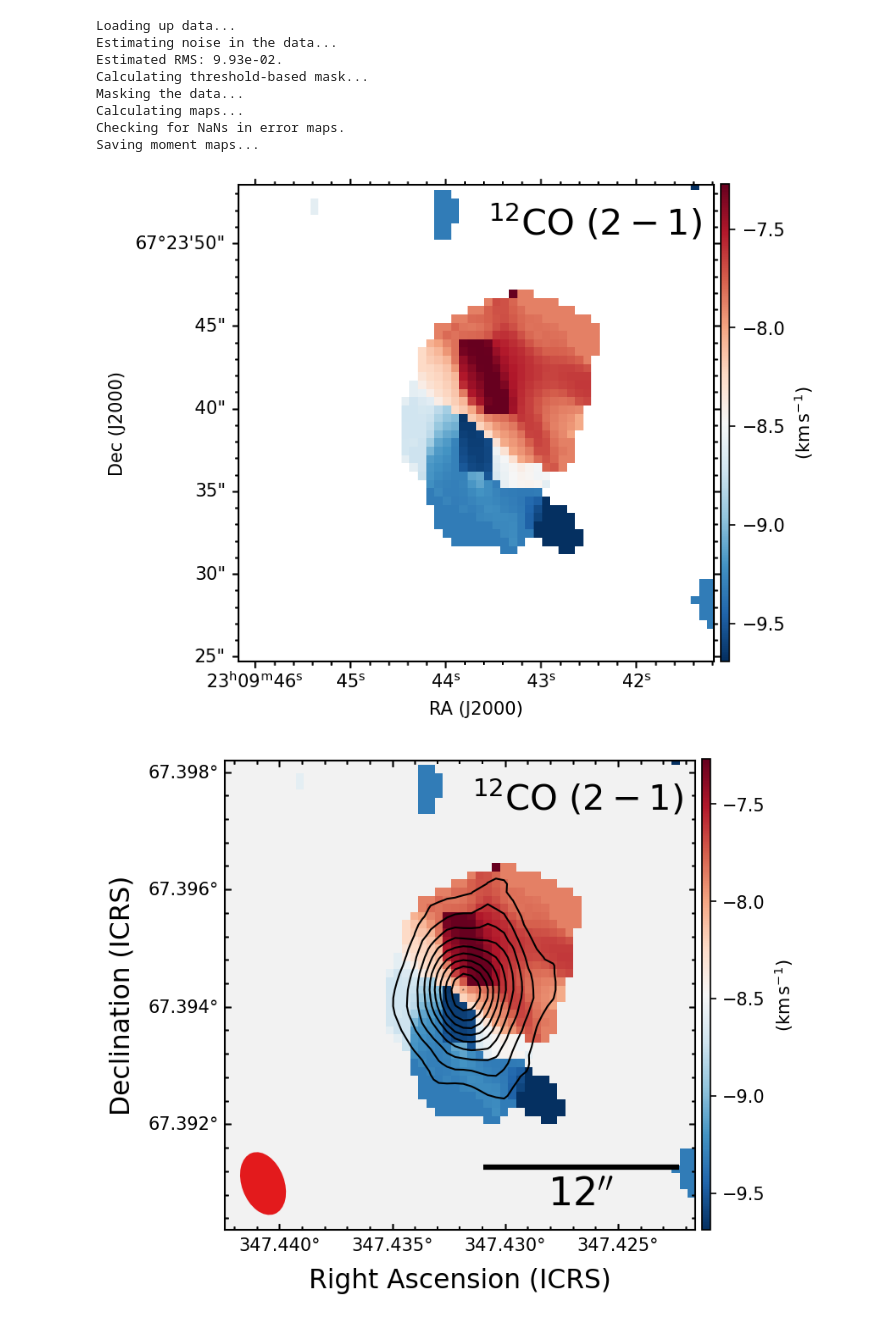
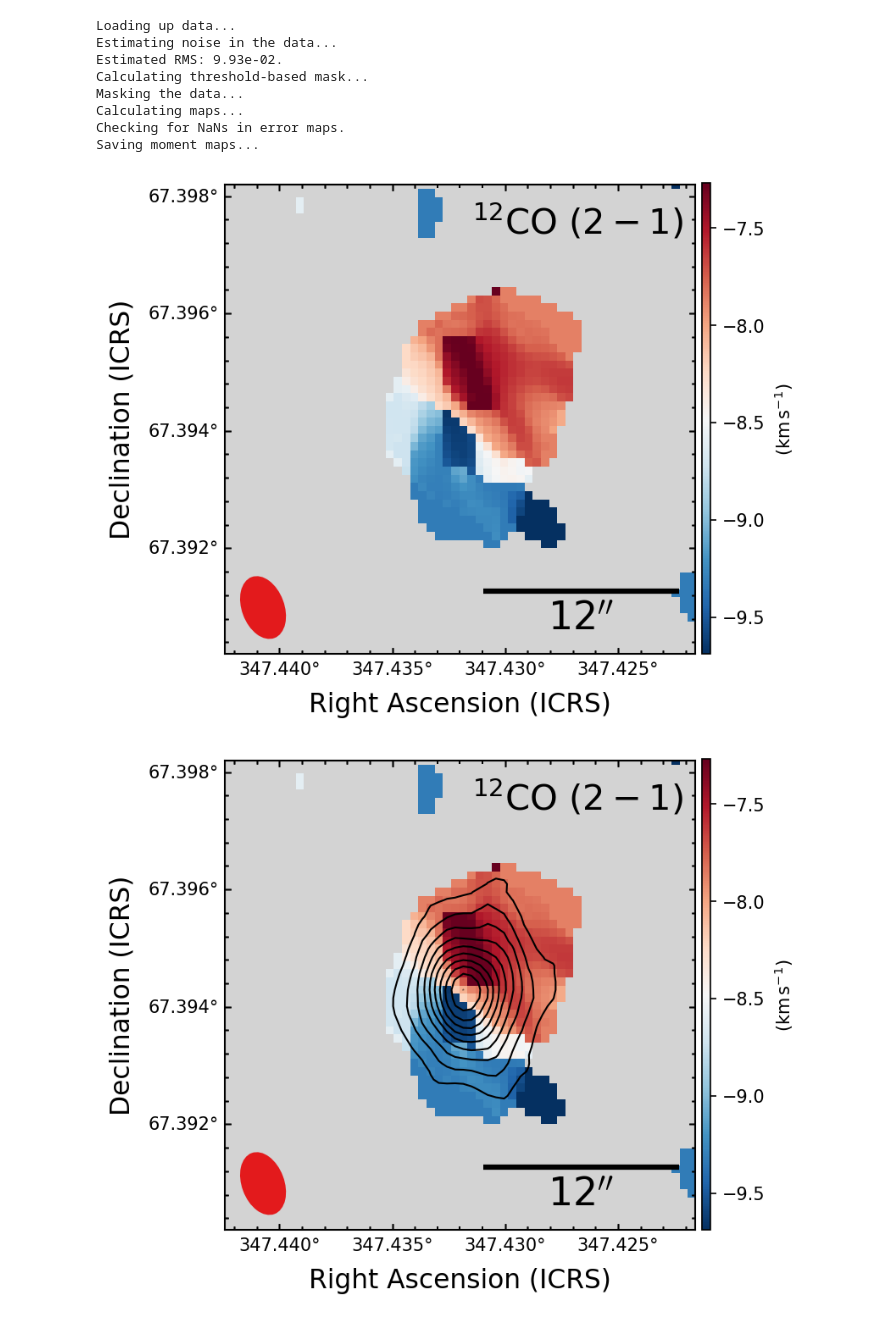
Before and after one commit to kristina-monsch/draculas-chivito, a Jupyter notebook: plot_12CO_data.ipynb, the cells around one changed output. Cells and saved outputs as stored; diff of their text form; code cells hidden in the pictures.

```diff
--- a/plot_12CO_data.ipynb
+++ b/plot_12CO_data.ipynb
@@ -230,28 +230,34 @@ Saving moment maps...
 # %%
 color_table='RdBu_r'
 fig = plt.figure(dpi=150)
 
 mom1_12CO = fits.open('/Users/kristina/Hamburgers/Draculas_Chivito/SMA/DraChi.briggs0.12CO.LSRK.im.image_v0.fits')
 
 f_mom1_12CO = aplpy.FITSFigure(mom1_12CO, figure=fig)#, slices=[0],
 
 vmin, vmax = np.nanpercentile(mom1_12CO[0].data, [2, 98])
 f_mom1_12CO.show_colorscale(cmap=color_table, vmin=vmin, vmax=vmax)
+
+# adopt the default layout
+figure_layout( f_mom1_12CO, c_unit='(m s$^{-1}$)', fontcolor='black', colorbar=False)
 
 # got the coordinates of the center from CASAviewer
 f_mom1_12CO.recenter(347.432,67.3942,width=0.008,height=0.008)
 
 f_mom1_12CO.add_label(0.75,0.92, '$^{12}$CO $(2-1)$', relative=True, color='black', size=20)
 
 
 im = plt.imshow(mom1_12CO[0].data/1000., cmap=color_table, vmin=vmin/1000, vmax=vmax/1000)
 cb_ax = fig.add_axes([0.81, 0.11, 0.01, 0.772]) #right, top, thickness, length
 cbar = fig.colorbar(im, cax=cb_ax)
 cbar.set_label('$(\mathrm{km\,s^{-1}})$', fontsize=10)
 
+f_mom1_12CO.set_nan_color('lightgrey')
+
+
 fig.savefig('../plots/DraChi_mom1_12CO.pdf', bbox_inches='tight')
 # %% [output]
-[figure, old version]
+[figure, new version]
 # %%
 color_table='RdBu_r'
 fig = plt.figure(dpi=150)
```
Also changed, not shown: parts of 5 cells of this notebook.
